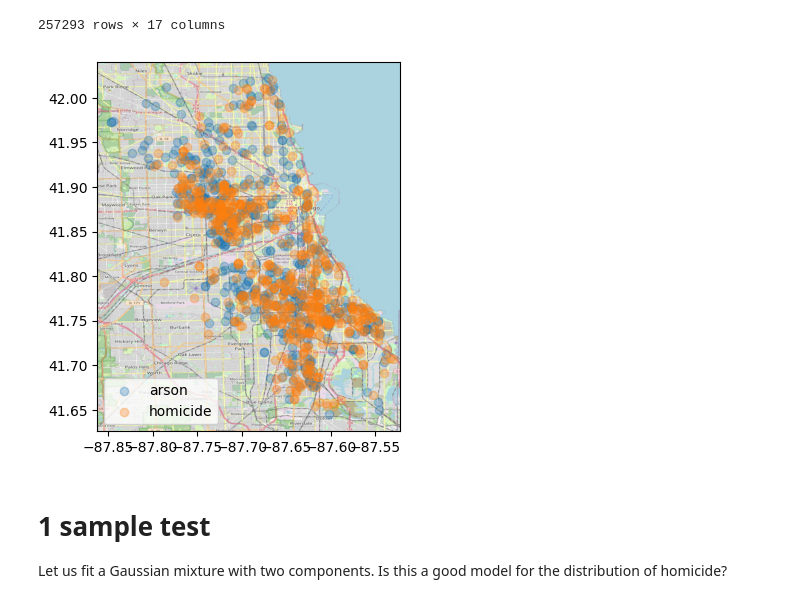
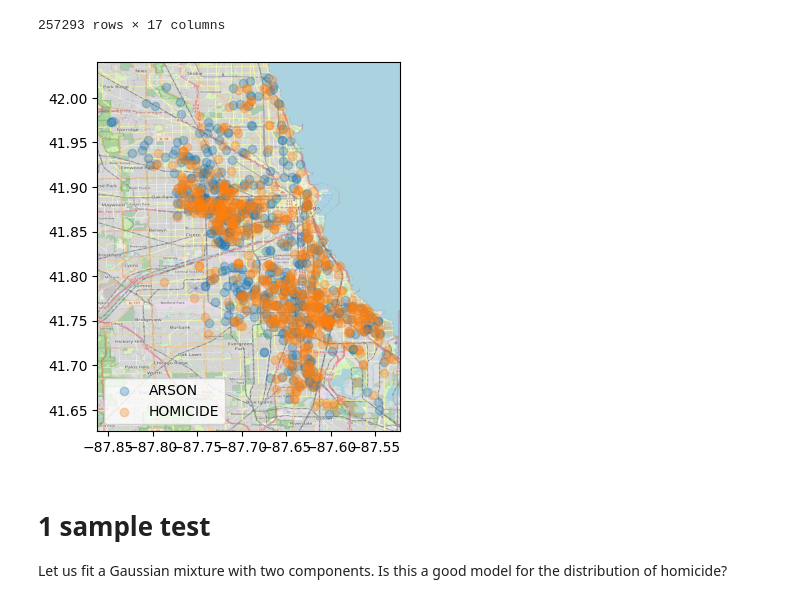
Before and after one commit to nihell/topotests, a Jupyter notebook: ChicagoCrimes.ipynb, the cells around one changed output. Drawn from its saved outputs; the diff is of its cells as text; code cells hidden in the pictures.

```diff
--- a/ChicagoCrimes.ipynb
+++ b/ChicagoCrimes.ipynb
@@ -26,6 +25,9 @@ array(['THEFT', 'CRIMINAL DAMAGE', 'DECEPTIVE PRACTICE', 'NARCOTICS',
 # %%
-X = np.array(df[df[' PRIMARY DESCRIPTION']=='ARSON'][['LONGITUDE','LATITUDE']].dropna().loc[(df!=0).any(axis=1)])
-Y = np.array(df[df[' PRIMARY DESCRIPTION']=='HOMICIDE'][['LONGITUDE','LATITUDE']].dropna().loc[(df!=0).any(axis=1)])
+crime_1 = 'ARSON'
+crime_2 = 'HOMICIDE'
+
+X = np.array(df[df[' PRIMARY DESCRIPTION']==crime_1][['LONGITUDE','LATITUDE']].dropna().loc[(df!=0).any(axis=1)])
+Y = np.array(df[df[' PRIMARY DESCRIPTION']==crime_2][['LONGITUDE','LATITUDE']].dropna().loc[(df!=0).any(axis=1)])
 df
 # %% [output]
 |  | CASE# | DATE OF OCCURRENCE | BLOCK | IUCR | PRIMARY DESCRIPTION | SECONDARY DESCRIPTION | ... |
@@ -44,16 +46,17 @@ df
 # %%
 import matplotlib.pyplot as plt
 import matplotlib.image as mpimg
 img = mpimg.imread('map.png')
 
 f,ax = plt.subplots()
 ax.imshow(img, extent=(-87.8619661657, -87.5222528643,41.62575073075,42.04070276825))
-ax.scatter(X[:,0],X[:,1], alpha=0.3, label='arson')
-ax.scatter(Y[:,0],Y[:,1], alpha=0.3,label='homicide')
+ax.scatter(X[:,0],X[:,1], alpha=0.3, label=crime_1)
+ax.scatter(Y[:,0],Y[:,1], alpha=0.3,label=crime_2)
+ax.set_xlim((-87.8619661657, -87.5222528643))
 ax.legend()
 plt.show()
 # %% [output]
-[figure, old version]
+[figure, new version]
 # %% [markdown]
 # 1 sample test
 Let us fit a Gaussian mixture with two components. Is this a good model for the distribution of homicide?
```
Also changed, not shown: parts of 11 cells of this notebook.
